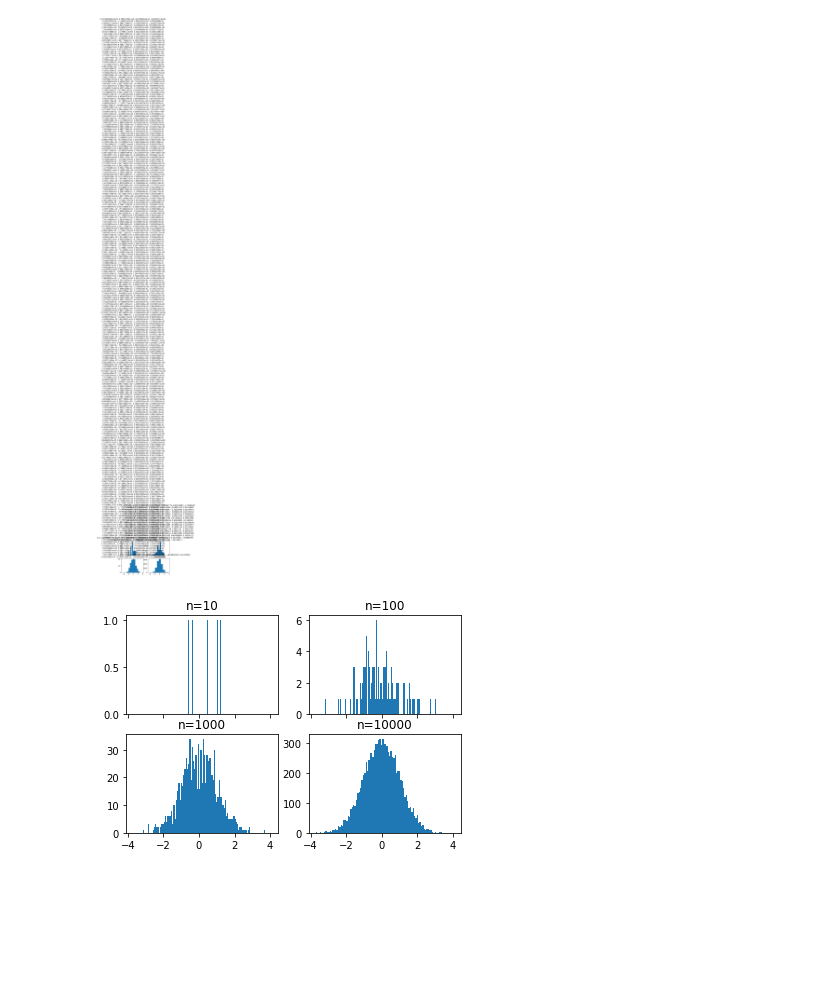
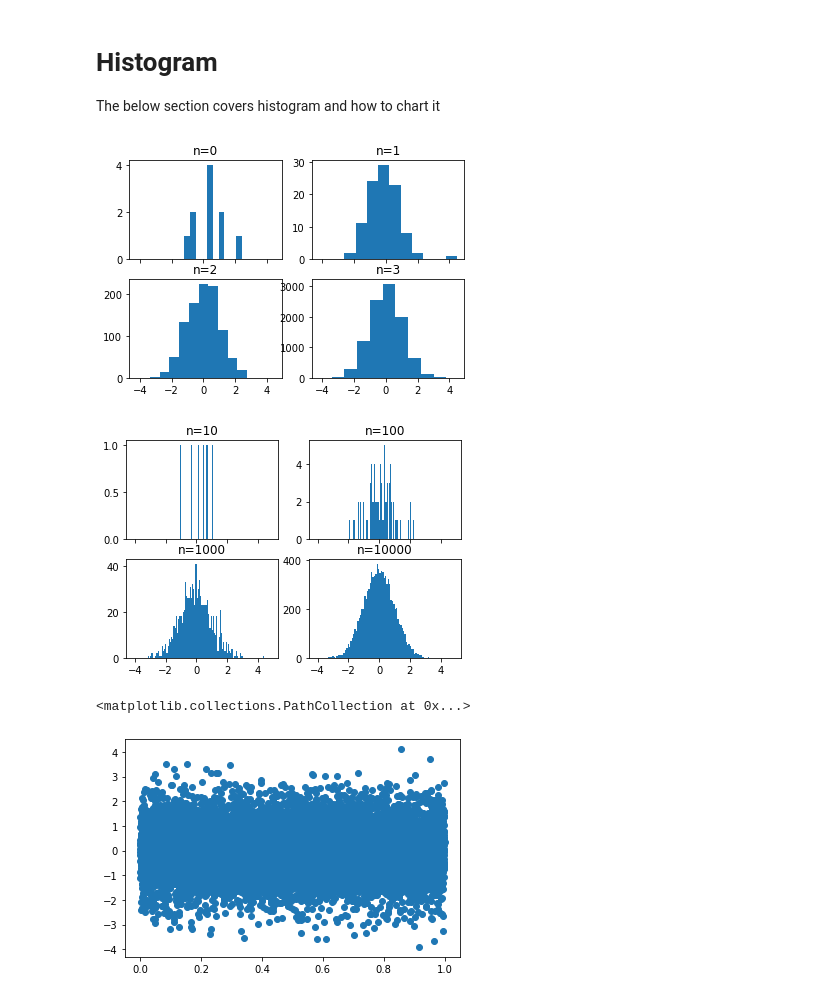
Before and after one commit to prasadprabhu333/coursera-applied-ds, a Jupyter notebook: plotting-charting/week3-class-examples.ipynb, the cells around one changed output. Drawn from its saved outputs; the diff is of its cells as text; code cells hidden in the pictures; blank space fills up the shorter version.

```diff
--- a/plotting-charting/week3-class-examples.ipynb
+++ b/plotting-charting/week3-class-examples.ipynb
@@ -1,26 +1,44 @@
+# %% [markdown]
+# Histogram
+
+The below section covers histogram and how to chart it
 # %%
 import numpy as np
 import pandas as pd
 import matplotlib.pyplot as plt
+# %%
+#An example of how bin size makes a difference
+#here is a normal distribution using bin size of 10
+
+fig, ((ax1, ax2), (ax3, ax4)) = plt.subplots(2, 2, sharex= True)
+axs = [ax1, ax2, ax3, ax4]
+
+for n in range(0, len(axs)):
+    sample_size = 10**(n+1)
+    sample = np.random.normal(loc=0.0, scale = 1.0, size = sample_size)
+    axs[n].hist(sample)
+    axs[n].set_title(f'n={n}')
+# %% [output]
+[figure, added]
 # %%
-fig, ((ax1, ax2), (ax3, ax4)) = plt.subplots(2, 2, sharex= True)
+#The same data represented using a larger bin size renders totally differently
+
+fig, ((ax1, ax2), (ax3, ax4)) = plt.subplots(2, 2, sharex = True)
+
 axs = [ax1, ax2, ax3, ax4]
-
 for n in range(0, len(axs)):
     sample_size = 10**(n+1)
     sample = np.random.normal(loc=0.0, scale = 1.0, size = sample_size)
-    axs[n].hist(sample)
-    axs[n].set_title(f'n={sample}')
+    axs[n].hist(sample, bins = 100)
+    axs[n].set_title(f'n={sample_size}')
 # %% [output]
-[figure, old version]
+[figure, new version]
-# %%
-fig, ((ax1, ax2), (ax3, ax4)) = plt.subplots(2, 2, sharex = True)
-
-axs = [ax1, ax2, ax3, ax4]
-for n in range(0, len(axs)):
-    sample_size = 10**(n+1)
-    sample = np.random.normal(loc=0.0, scale = 1.0, size = sample_size)
-    axs[n].hist(sample, bins = 100)
-    axs[n].set_title(f'n={sample_size}')
-# %% [output]
-[figure, removed]
+# %%
+plt.figure()
+
+Y = np.random.normal(loc=0.0, scale = 1.0, size = 10000)
+X = np.random.random(size=10000)
+plt.scatter(X, Y)
+# %% [output]
+<matplotlib.collections.PathCollection at 0x...>
+[figure, added]
```
Also changed, not shown: parts of 21 cells of this notebook, 1 other file.
